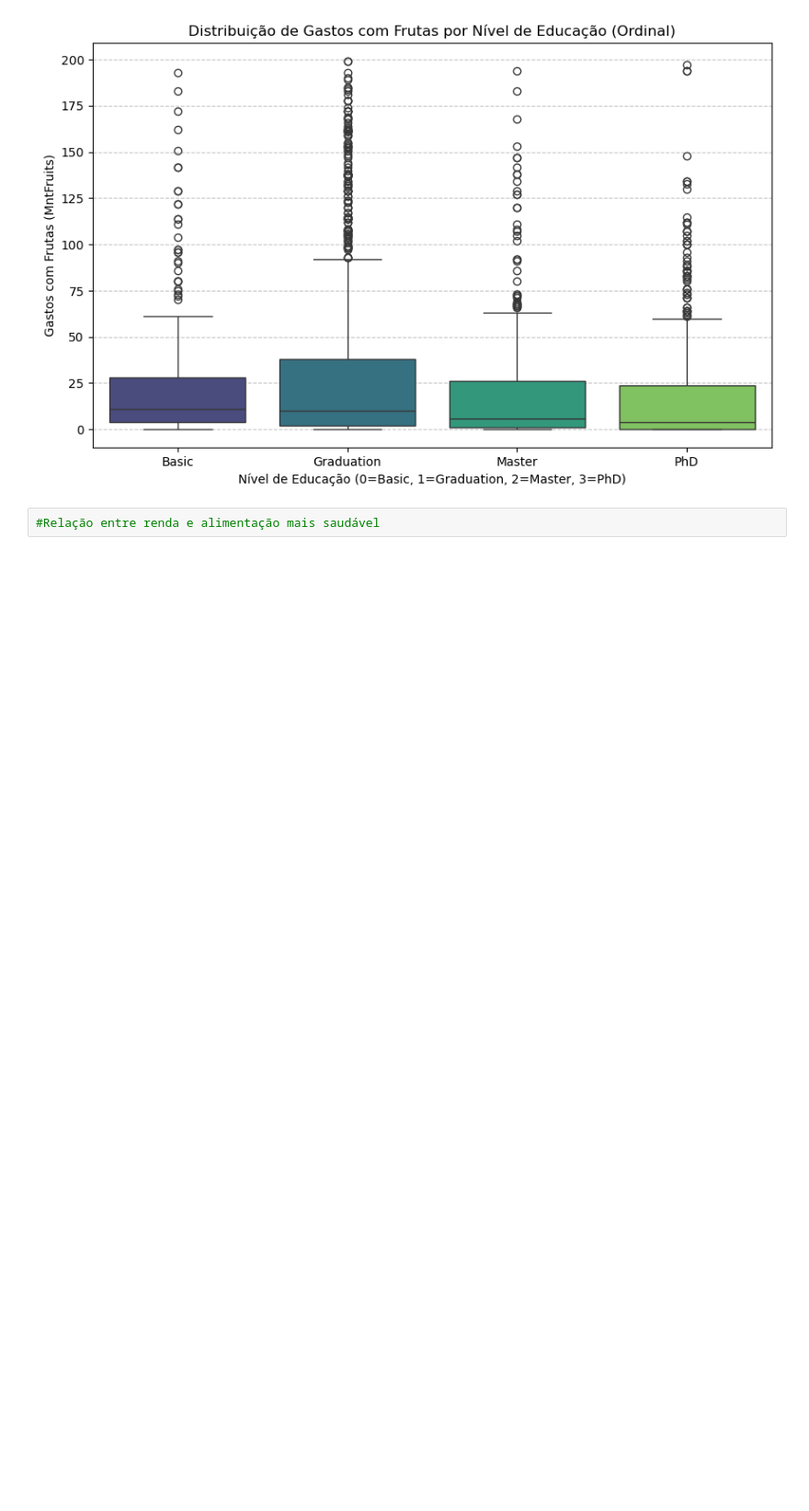
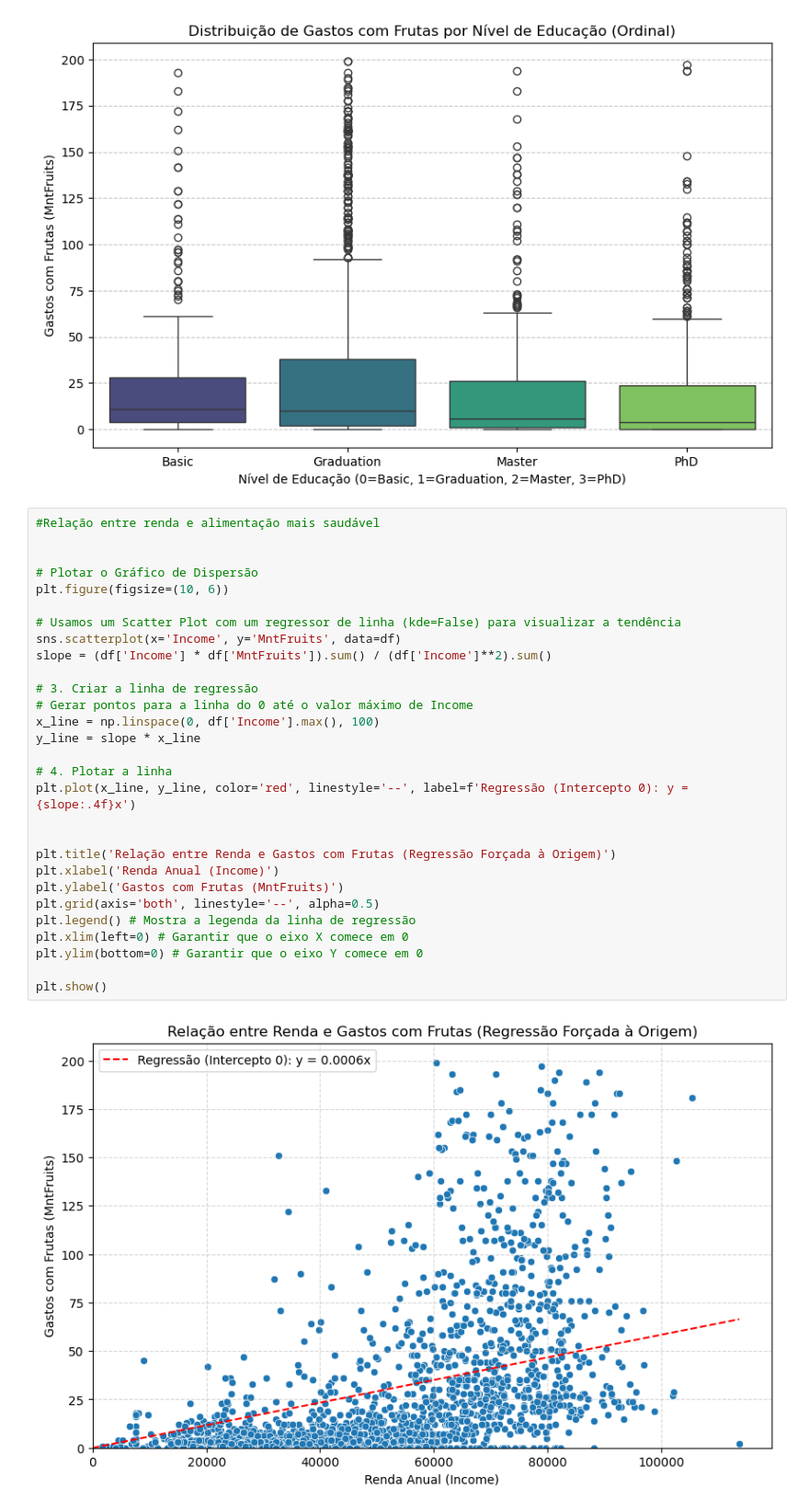
Before and after one commit to ohtopico/marketing-analytics, a Jupyter notebook: social media adversiment performance.ipynb, the cells around one changed output. Shown at 92% size. Cells and saved outputs as stored; diff of their text form; blank space fills up the shorter version.

```diff
--- a/social media adversiment performance.ipynb
+++ b/social media adversiment performance.ipynb
@@ -121,3 +127,32 @@ Passing `palette` without assigning `hue` is deprecated and will be removed in v
 [figure]
 # %%
 #Relação entre renda e alimentação mais saudável
+
+
+# Plotar o Gráfico de Dispersão
+plt.figure(figsize=(10, 6))
+
+# Usamos um Scatter Plot com um regressor de linha (kde=False) para visualizar a tendência
+sns.scatterplot(x='Income', y='MntFruits', data=df)
+slope = (df['Income'] * df['MntFruits']).sum() / (df['Income']**2).sum()
+
+# 3. Criar a linha de regressão
+# Gerar pontos para a linha do 0 até o valor máximo de Income
+x_line = np.linspace(0, df['Income'].max(), 100)
+y_line = slope * x_line
+
+# 4. Plotar a linha
+plt.plot(x_line, y_line, color='red', linestyle='--', label=f'Regressão (Intercepto 0): y = {slope:.4f}x')
+
+
+plt.title('Relação entre Renda e Gastos com Frutas (Regressão Forçada à Origem)')
+plt.xlabel('Renda Anual (Income)')
+plt.ylabel('Gastos com Frutas (MntFruits)')
+plt.grid(axis='both', linestyle='--', alpha=0.5)
+plt.legend() # Mostra a legenda da linha de regressão
+plt.xlim(left=0) # Garantir que o eixo X comece em 0
+plt.ylim(bottom=0) # Garantir que o eixo Y comece em 0
+
+plt.show()
+# %% [output]
+[figure, added]
```
Also changed, not shown: parts of 9 cells of this notebook.
